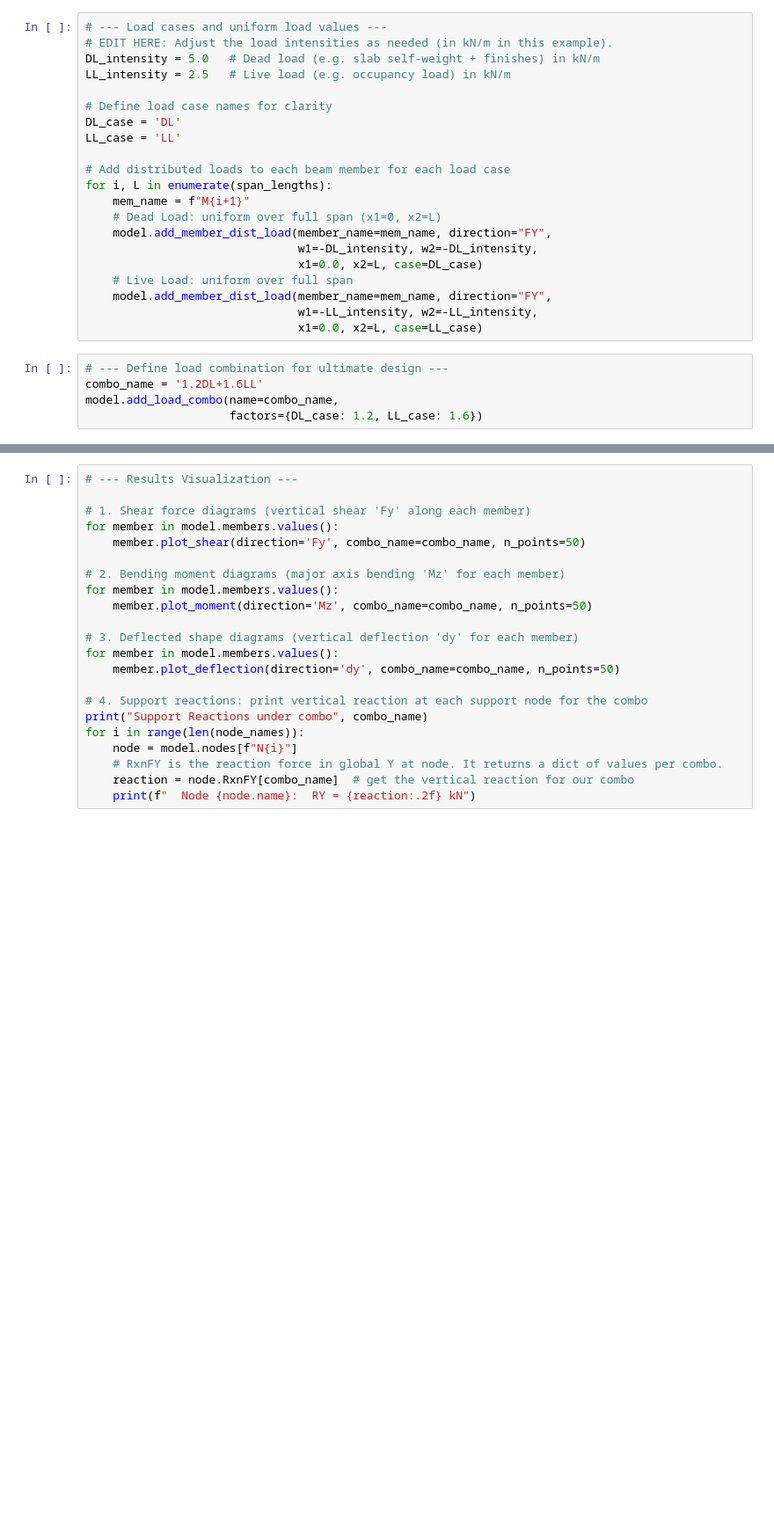
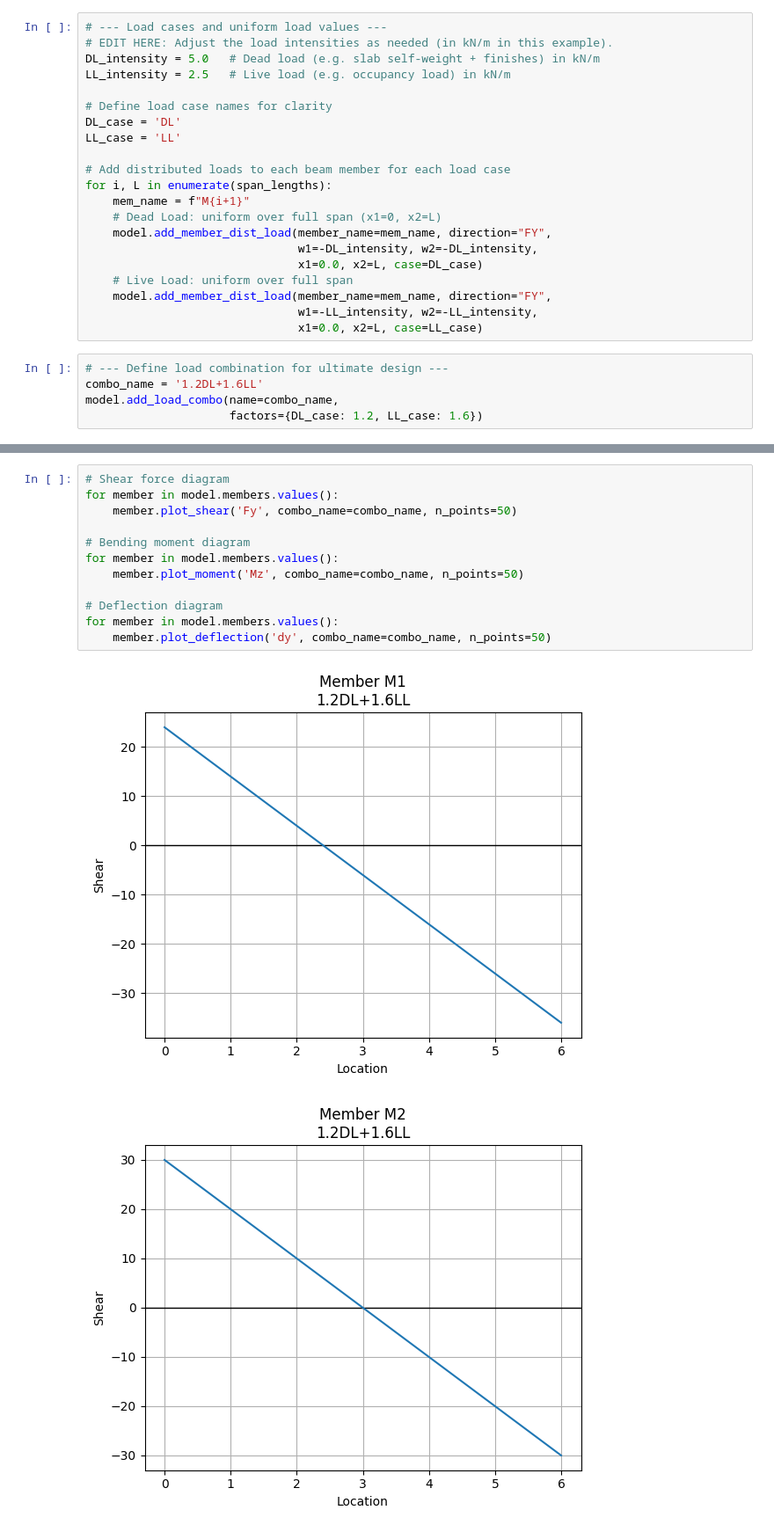
Before and after one commit to Nihalmannath/Grounded-one_click_structural_solution, a Jupyter notebook: Nihal's Experiments/Steel frame with concrete slab.ipynb, the cells around one changed output, grey strips where cells are left out. Shown at 88% size. Drawn from its saved outputs; the diff is of its cells as text; blank space fills up the shorter version.

```diff
--- a/Nihal's Experiments/Steel frame with concrete slab.ipynb
+++ b/Nihal's Experiments/Steel frame with concrete slab.ipynb
@@ -154,22 +166,15 @@ model.analyze_linear(check_stability=True, check_statics=True)
 # %%
-# --- Results Visualization ---
+# Shear force diagram
+for member in model.members.values():
+    member.plot_shear('Fy', combo_name=combo_name, n_points=50)
 
-# 1. Shear force diagrams (vertical shear 'Fy' along each member)
+# Bending moment diagram
 for member in model.members.values():
-    member.plot_shear(direction='Fy', combo_name=combo_name, n_points=50)
+    member.plot_moment('Mz', combo_name=combo_name, n_points=50)
 
-# 2. Bending moment diagrams (major axis bending 'Mz' for each member)
+# Deflection diagram
 for member in model.members.values():
-    member.plot_moment(direction='Mz', combo_name=combo_name, n_points=50)
-
-# 3. Deflected shape diagrams (vertical deflection 'dy' for each member)
-for member in model.members.values():
-    member.plot_deflection(direction='dy', combo_name=combo_name, n_points=50)
-
-# 4. Support reactions: print vertical reaction at each support node for the combo
-print("Support Reactions under combo", combo_name)
-for i in range(len(node_names)):
-    node = model.nodes[f"N{i}"]
-    # RxnFY is the reaction force in global Y at node. It returns a dict of values per combo.
-    reaction = node.RxnFY[combo_name]  # get the vertical reaction for our combo
-    print(f"  Node {node.name}:  RY = {reaction:.2f} kN")
+    member.plot_deflection('dy', combo_name=combo_name, n_points=50)
+# %% [output]
+[figure, added]
+[figure, added]
```
Also changed, not shown: parts of 7 cells of this notebook.
